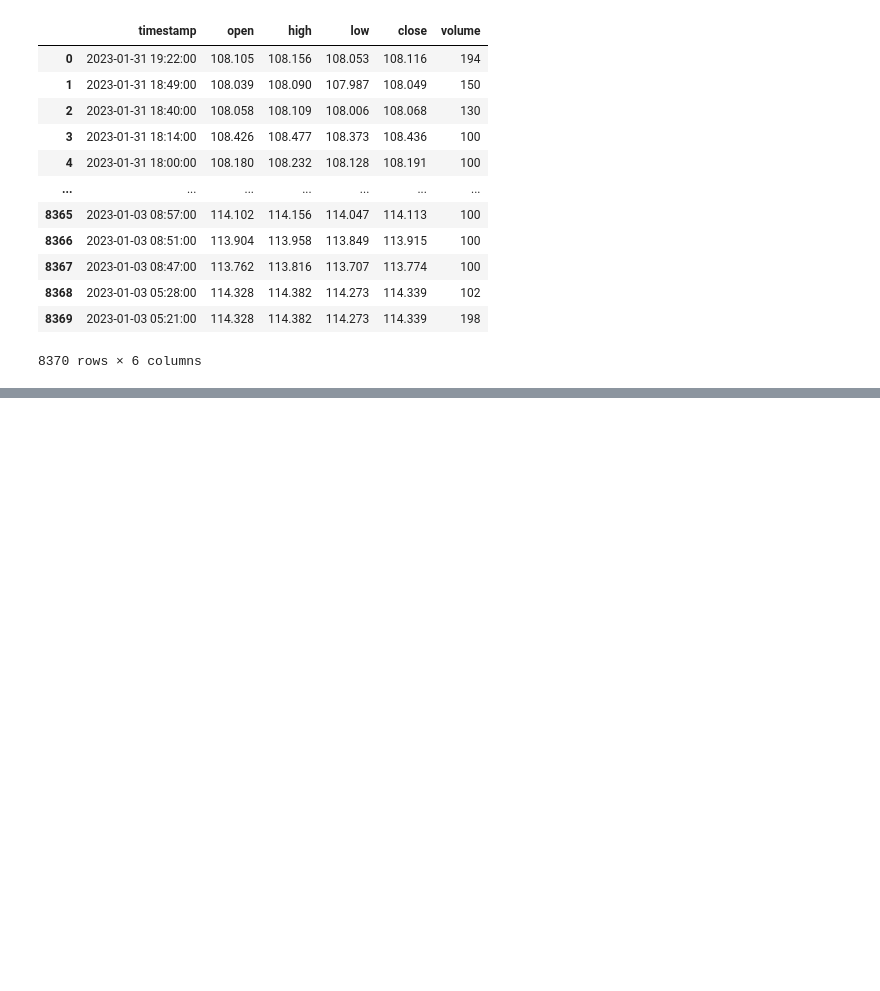
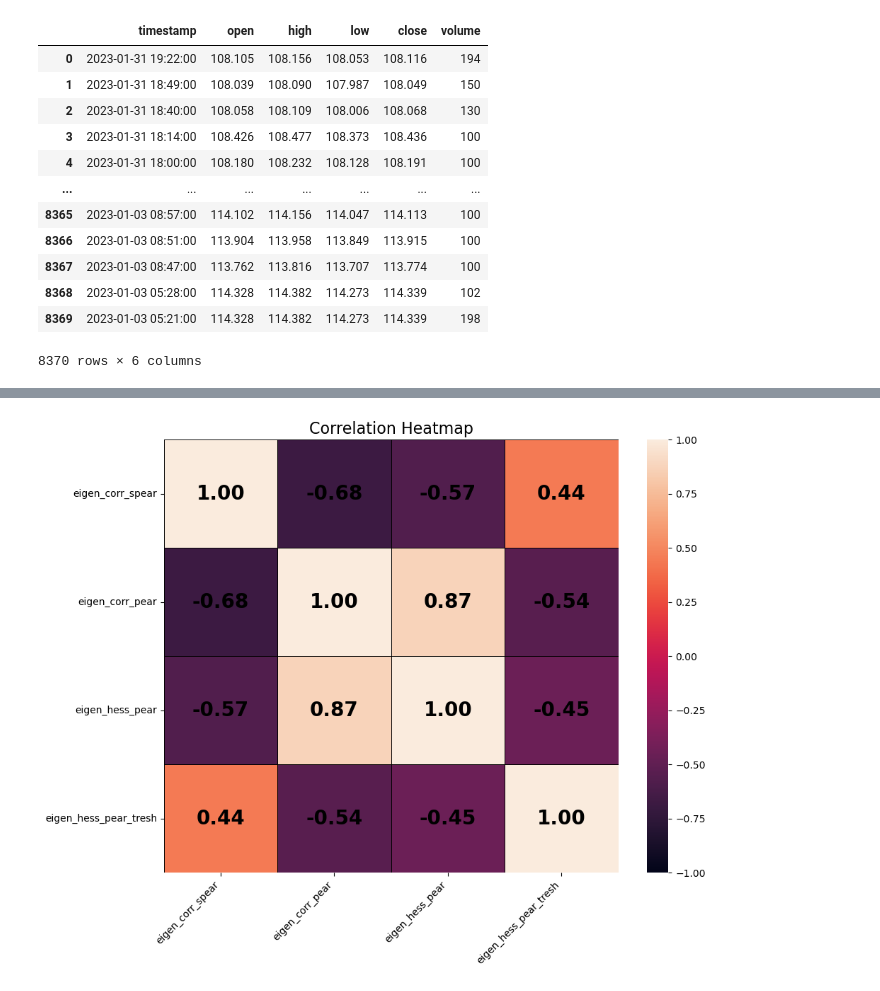
Before and after one commit to racavalcanti/Anti-Correlation-Stocks-S-P500-, a Jupyter notebook: Untitled1.ipynb, the cells around one changed output, grey strips where cells are left out. Drawn from its saved outputs; the diff is of its cells as text; code cells hidden in the pictures; blank space fills up the shorter version.

```diff
--- a/Untitled1.ipynb
+++ b/Untitled1.ipynb
@@ -578,0 +410,30 @@ NameError: name 'variance_list' is not defined
+# %%
+neg_eigens = {'eigen_corr_spear':qtd_negative_eigens_spear,
+              'eigen_corr_pear':qtd_negative_eigens_pear,
+              'eigen_hess_pear':qtd_negative_eigens_hessian_pear,
+             'eigen_hess_pear_tresh':qtd_negative_eigens_hessian_pear_tresh }
+df_neg_eigen = pd.DataFrame(neg_eigens)
+# %%
+np.random.seed(0)  # For reproducibility
+data = df_neg_eigen
+# Compute the correlation matrix
+corr = data.corr()
+
+# Create the heatmap
+plt.figure(figsize=(10, 8))
+heatmap = sns.heatmap(corr, vmin=-1, vmax=1, linewidths=0.5, linecolor='black')
+
+# Manually add annotations
+for i in range(corr.shape[0]):
+    for j in range(corr.shape[1]):
+        plt.text(j + 0.5, i + 0.5, f'{corr.iloc[i, j]:.2f}',
+                 ha='center', va='center', color='black', fontsize=20, weight='bold')
+
+# Adjust the plot
+plt.xticks(rotation=45, ha='right')
+plt.yticks(rotation=0)
+plt.title('Correlation Heatmap', fontsize=16)
+plt.tight_layout()  # Adjust layout to prevent clipping
+plt.show()
+# %% [output]
+[figure, added]
```
Also changed, not shown: parts of 78 cells of this notebook.
